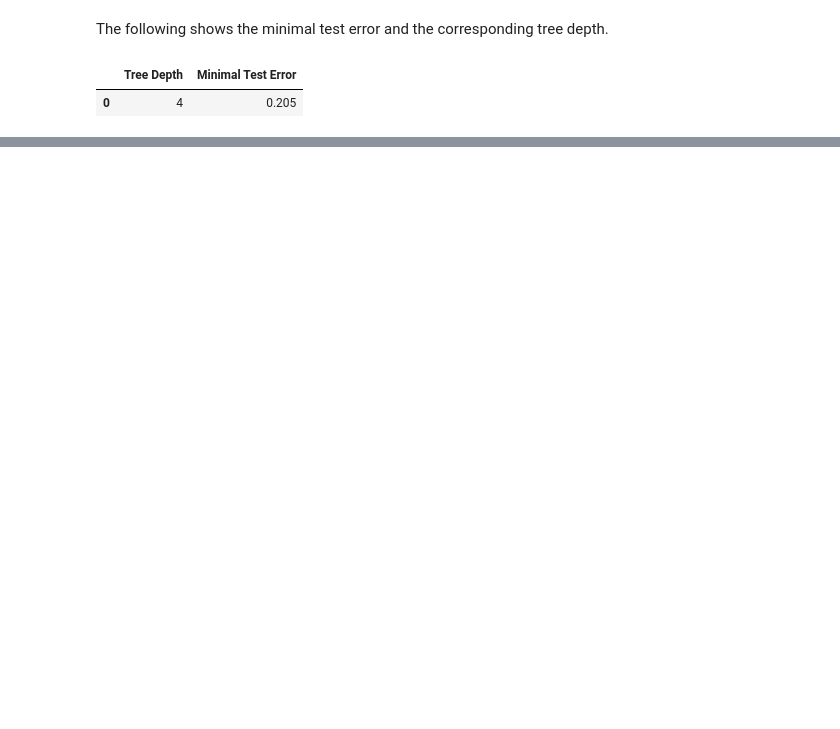
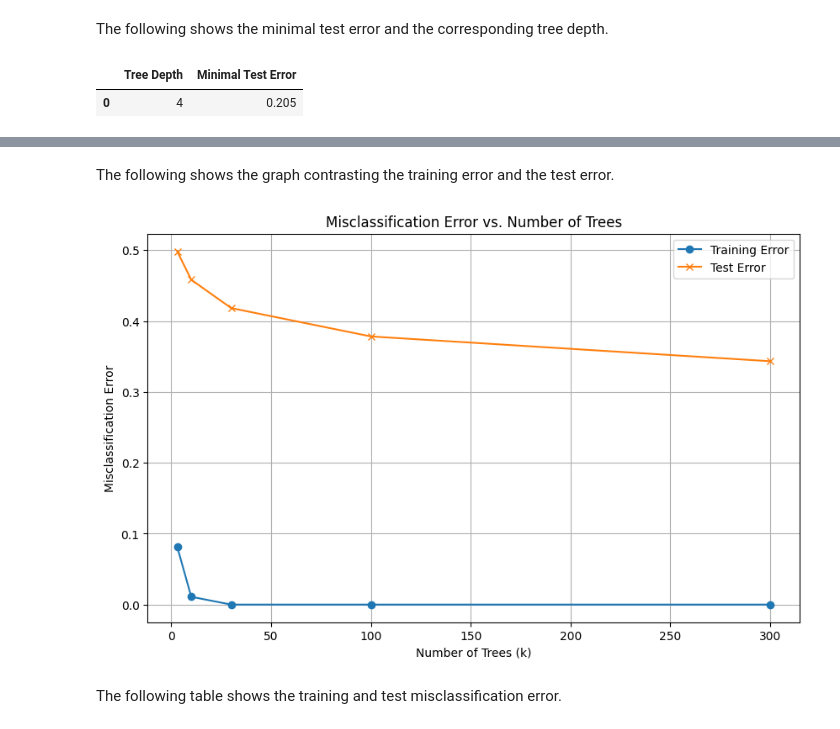
Before and after one commit to mao1756/STA5635_fa23, a Jupyter notebook: HW1/HW1.ipynb, the cells around one changed output, grey strips where cells are left out. Saved outputs shown, nothing was run; the diff lists cells and outputs as text; code cells hidden in the pictures; blank space fills up the shorter version.

```diff
--- a/HW1/HW1.ipynb
+++ b/HW1/HW1.ipynb
@@ -72,0 +207,33 @@ df
+# %%
+train_error = []
+test_error = []
+
+forest_sizes = [3, 10, 30, 100, 300]
+
+# Create-train-predict random forest and calculate misclassification rate
+for size in forest_sizes:
+    clf  = ensemble.RandomForestClassifier(n_estimators = size, max_features=int(log(500)), random_state=0)
+    clf = clf.fit(madelon_x, madelon_y.values.ravel())
+
+    train_pred = clf.predict(madelon_x)
+    test_pred = clf.predict(madelon_x_test)
+
+    train_error.append(1-metrics.accuracy_score(madelon_y, train_pred))
+    test_error.append(1-metrics.accuracy_score(madelon_y_test, test_pred))
+# %% [markdown]
+The following shows the graph contrasting the training error and the test error.
+# %%
+# Plotting misclassification errors
+plt.figure(figsize=(10, 6))
+plt.plot(forest_sizes, train_error, marker='o', label='Training Error')
+plt.plot(forest_sizes, test_error, marker='x', label='Test Error')
+plt.xlabel('Number of Trees (k)')
+plt.ylabel('Misclassification Error')
+plt.title('Misclassification Error vs. Number of Trees')
+plt.legend()
+plt.grid(True)
+plt.show()
+# %% [output]
+[figure, added]
+# %% [markdown]
+The following table shows the training and test misclassification error.
```
Also changed, not shown: parts of 27 cells of this notebook.
